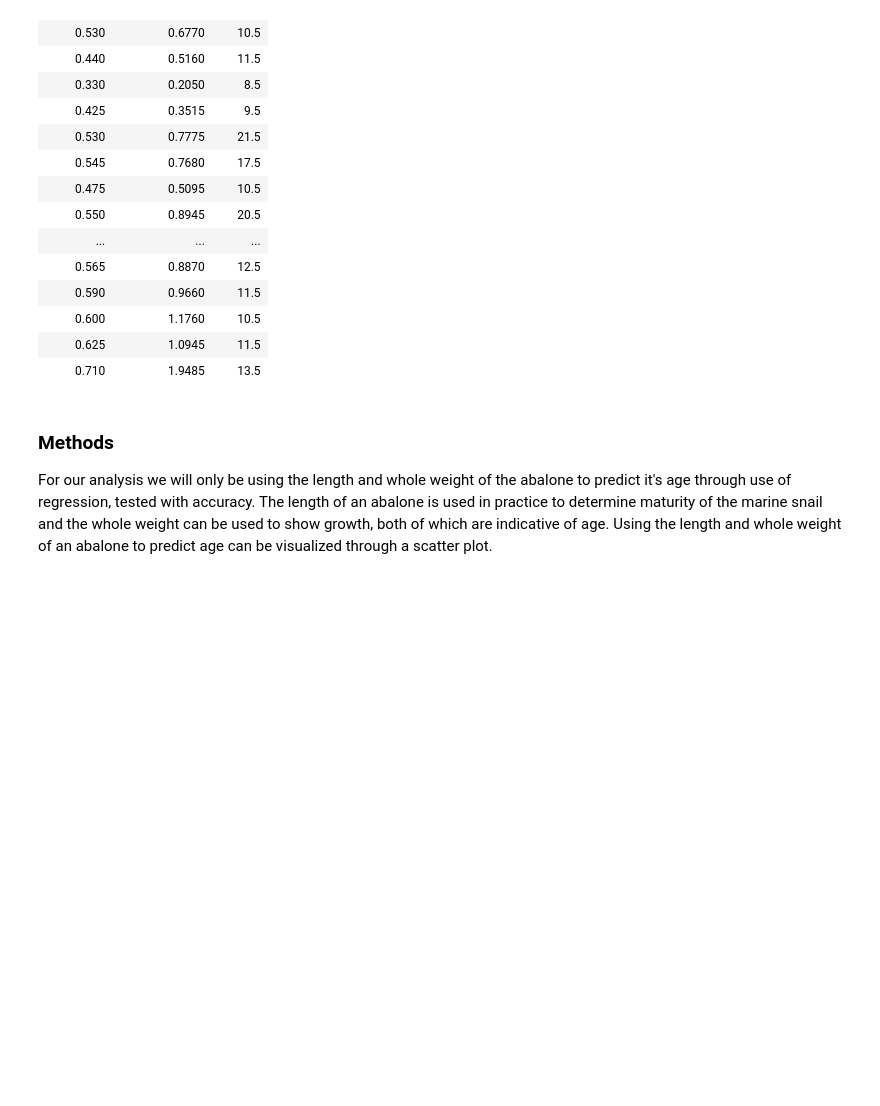
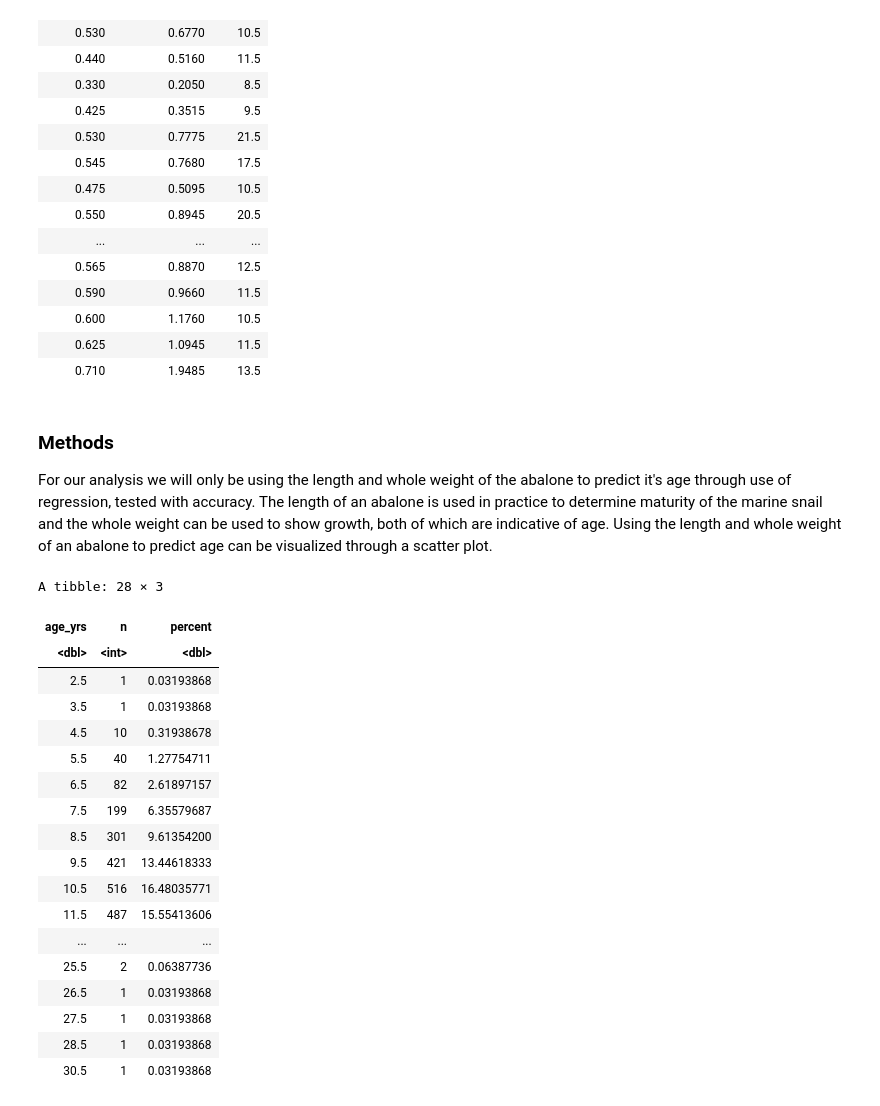
Before and after one commit to Putri99036618/PROPOSAL-FIX, a Jupyter notebook: reading data.ipynb, the cells around one changed output. Saved outputs shown, nothing was run; the diff lists cells and outputs as text; code cells hidden in the pictures; blank space fills up the shorter version.

```diff
--- a/reading data.ipynb
+++ b/reading data.ipynb
@@ -67,3 +78,35 @@ A tibble: 4177 × 3
 # %% [markdown]
 ### Methods
 For our analysis we will only be using the length and whole weight of the abalone to predict it's age through use of regression, tested with accuracy. The length of an abalone is used in practice to determine maturity of the marine snail and the whole weight can be used to show growth, both of which are indicative of age. Using the length and whole weight of an abalone to predict age can be visualized through a scatter plot.
+# %%
+
+library(tidymodels)
+abalone_split <- initial_split(abalone_data, prop = 0.75, strata = age_yrs)
+abalone_train <- training(abalone_split)
+abalone_test <- testing(abalone_split)
+
+abalone_age_proportions <- abalone_train |>
+    group_by(age_yrs) |>
+    summarize(n=n()) |>
+    mutate(percent = 100*n/nrow(abalone_train))
+abalone_age_proportions
+# %% [output]
+A tibble: 28 × 3
+| age_yrs | n | percent |
+| <dbl> | <int> | <dbl> |
+| 2.5 | 1 | 0.03193868 |
+| 3.5 | 1 | 0.03193868 |
+| 4.5 | 10 | 0.31938678 |
+| 5.5 | 40 | 1.27754711 |
+| 6.5 | 82 | 2.61897157 |
+| 7.5 | 199 | 6.35579687 |
+| 8.5 | 301 | 9.61354200 |
+| 9.5 | 421 | 13.44618333 |
+| 10.5 | 516 | 16.48035771 |
+| 11.5 | 487 | 15.55413606 |
+| ... | ... | ... |
+| 25.5 | 2 | 0.06387736 |
+| 26.5 | 1 | 0.03193868 |
+| 27.5 | 1 | 0.03193868 |
+| 28.5 | 1 | 0.03193868 |
+| 30.5 | 1 | 0.03193868 |
```
Also changed, not shown: parts of 2 cells of this notebook.
